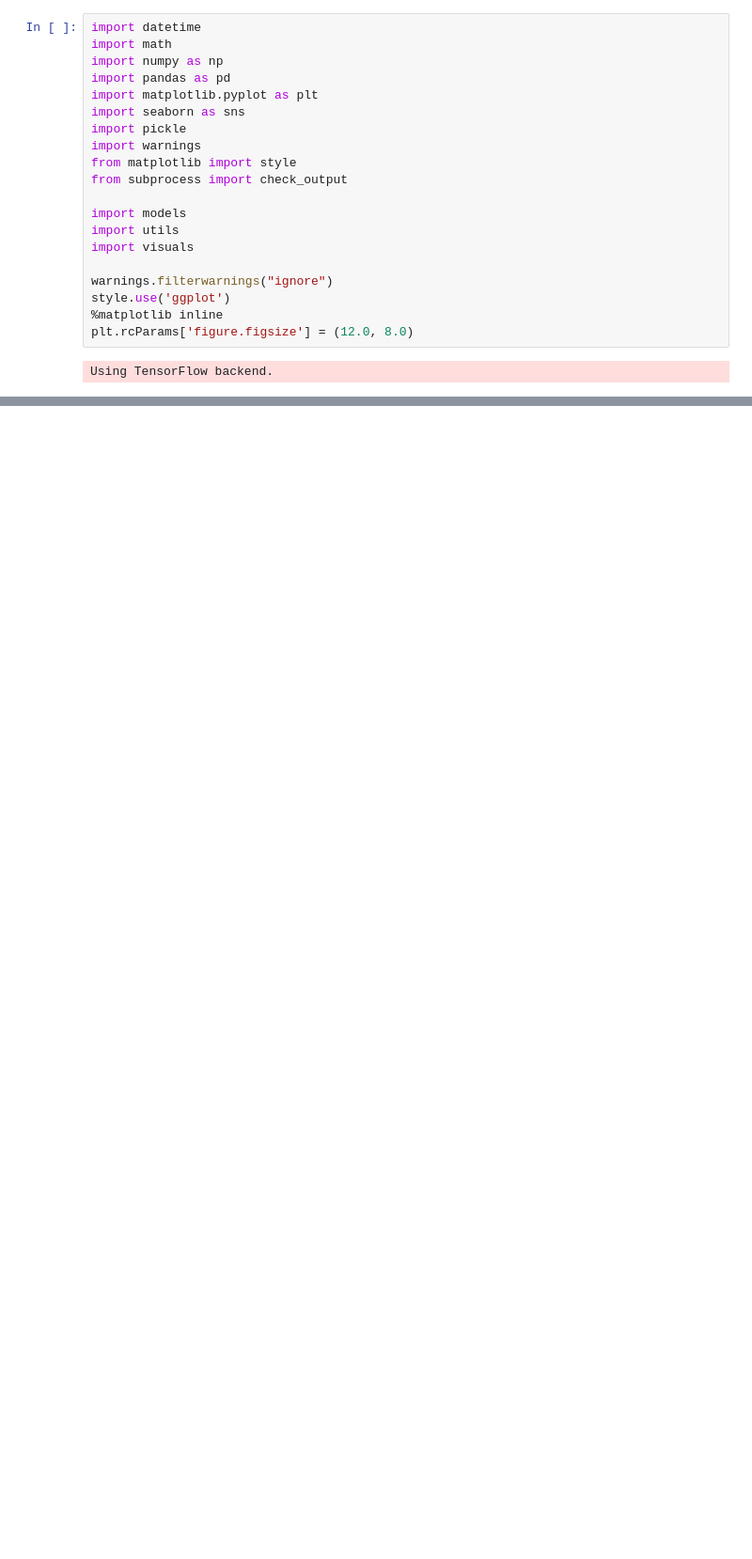
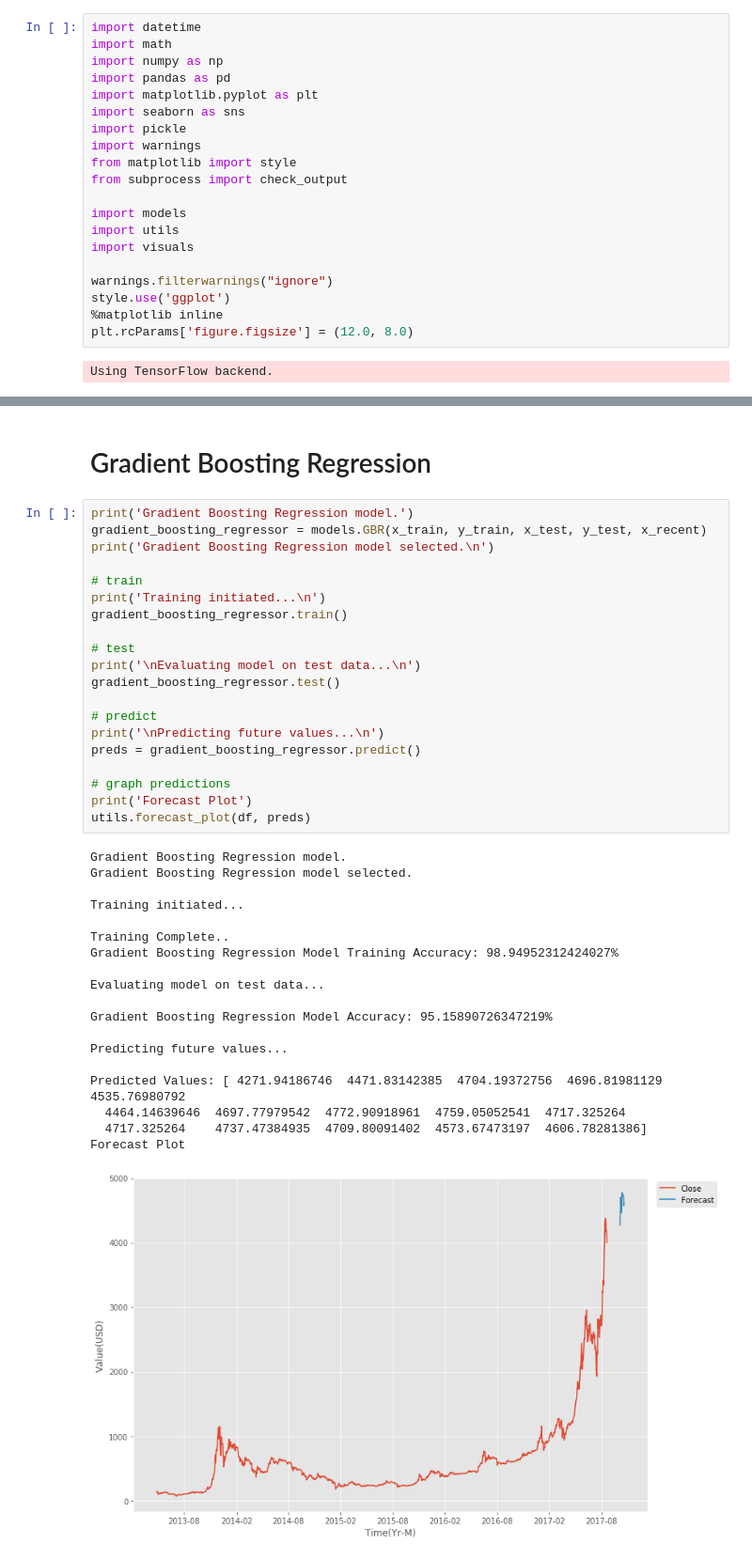
Before and after one commit to ninoxcello/mscs710-project, a Jupyter notebook: src/demo.ipynb, the cells around one changed output, grey strips where cells are left out. Shown at 94% size. Cells and saved outputs as stored; diff of their text form; blank space fills up the shorter version.

```diff
--- a/src/demo.ipynb
+++ b/src/demo.ipynb
@@ -69,3 +212,45 @@ Test label shape: (316,)
+# %% [markdown]
+# Gradient Boosting Regression
+# %%
+print('Gradient Boosting Regression model.')
+gradient_boosting_regressor = models.GBR(x_train, y_train, x_test, y_test, x_recent)
+print('Gradient Boosting Regression model selected.\n')
+
+# train
+print('Training initiated...\n')
+gradient_boosting_regressor.train()
+
+# test
+print('\nEvaluating model on test data...\n')
+gradient_boosting_regressor.test()
+
+# predict
+print('\nPredicting future values...\n')
+preds = gradient_boosting_regressor.predict()
+
+# graph predictions
+print('Forecast Plot')
+utils.forecast_plot(df, preds)
+# %% [output]
+Gradient Boosting Regression model.
+Gradient Boosting Regression model selected.
+
+Training initiated...
+
+Training Complete..
+Gradient Boosting Regression Model Training Accuracy: 98.94952312424027%
+
+Evaluating model on test data...
+
+Gradient Boosting Regression Model Accuracy: 95.15890726347219%
+
+Predicting future values...
+
+Predicted Values: [ 4271.94186746  4471.83142385  4704.19372756  4696.81981129  4535.76980792
+  4464.14639646  4697.77979542  4772.90918961  4759.05052541  4717.325264
+  4717.325264    4737.47384935  4709.80091402  4573.67473197  4606.78281386]
+Forecast Plot
+[figure, added]
 # %%
 """
 Choose model type:
```
Also changed, not shown: parts of 18 cells of this notebook, 48 other files.
